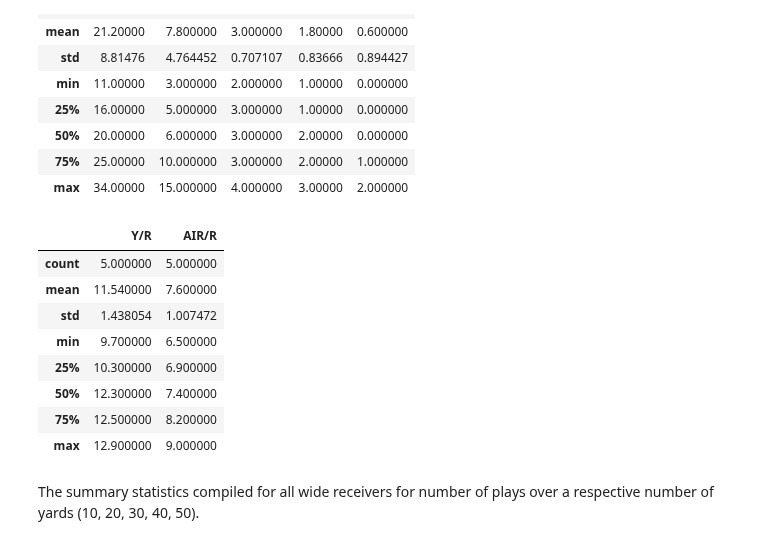
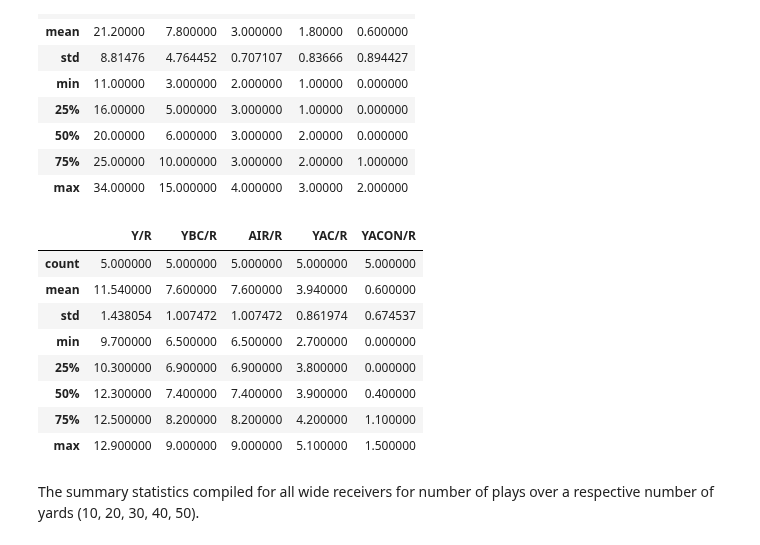
Before and after one commit to jjz62/info2950group, a Jupyter notebook: data_notebook.ipynb, the cells around one changed output. Saved outputs shown, nothing was run; the diff lists cells and outputs as text; code cells hidden in the pictures.

```diff
--- a/data_notebook.ipynb
+++ b/data_notebook.ipynb
@@ -54,6 +54,6 @@ Creating a large dataset with all the wide reciever statistics from 2013 to 2021
 # %%
 #wr large dataset
 wr_table = pd.concat([wr_stats_2021,wr_stats_2020,wr_stats_2019,wr_stats_2018,wr_stats_2017,wr_stats_2016,wr_stats_2015,wr_stats_2014,wr_stats_2013])
-wr_table = wr_table[["Player", "Year", "AIR", "AIR/R", "YDS", "Y/R", "10+ YDS", "20+ YDS", "30+ YDS", "40+ YDS", "50+ YDS"]]
+wr_table = wr_table[["Player", "Year", "Y/R", "YBC/R", "AIR/R", "YAC/R", "YACON/R", "10+ YDS", "20+ YDS", "30+ YDS", "40+ YDS", "50+ YDS"]]
 wr_table.head()
 # %% [output]
@@ -252,18 +252,18 @@ breakouts_summary_bigplays
 | 75% | 25.00000 | 10.000000 | 3.000000 | 2.00000 | 1.000000 |
 | max | 34.00000 | 15.000000 | 4.000000 | 3.00000 | 2.000000 |
 # %%
-breakouts_summary_r = empty_table[["Y/R", "AIR/R"]].describe()
+breakouts_summary_r = empty_table[["Y/R", "YBC/R", "AIR/R", "YAC/R", "YACON/R"]].describe()
 breakouts_summary_r
 # %% [output]
-|  | Y/R | AIR/R |
-| count | 5.000000 | 5.000000 |
-| mean | 11.540000 | 7.600000 |
-| std | 1.438054 | 1.007472 |
-| min | 9.700000 | 6.500000 |
-| 25% | 10.300000 | 6.900000 |
-| 50% | 12.300000 | 7.400000 |
-| 75% | 12.500000 | 8.200000 |
-| max | 12.900000 | 9.000000 |
+|  | Y/R | YBC/R | AIR/R | YAC/R | YACON/R |
+| count | 5.000000 | 5.000000 | 5.000000 | 5.000000 | 5.000000 |
+| mean | 11.540000 | 7.600000 | 7.600000 | 3.940000 | 0.600000 |
+| std | 1.438054 | 1.007472 | 1.007472 | 0.861974 | 0.674537 |
+| min | 9.700000 | 6.500000 | 6.500000 | 2.700000 | 0.000000 |
+| 25% | 10.300000 | 6.900000 | 6.900000 | 3.800000 | 0.000000 |
+| 50% | 12.300000 | 7.400000 | 7.400000 | 3.900000 | 0.400000 |
+| 75% | 12.500000 | 8.200000 | 8.200000 | 4.200000 | 1.100000 |
+| max | 12.900000 | 9.000000 | 9.000000 | 5.100000 | 1.500000 |
 # %% [markdown]
 The summary statistics compiled for all wide receivers for number of plays over a respective number of yards (10, 20, 30, 40, 50).
 # %%
```
Also changed, not shown: parts of 3 cells of this notebook.
